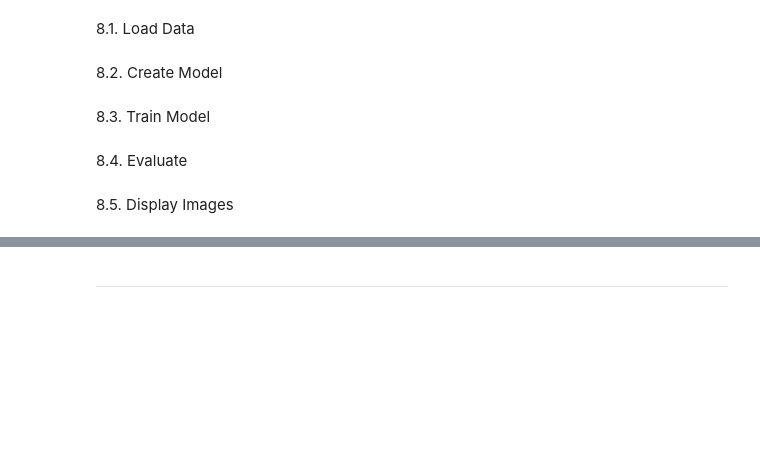
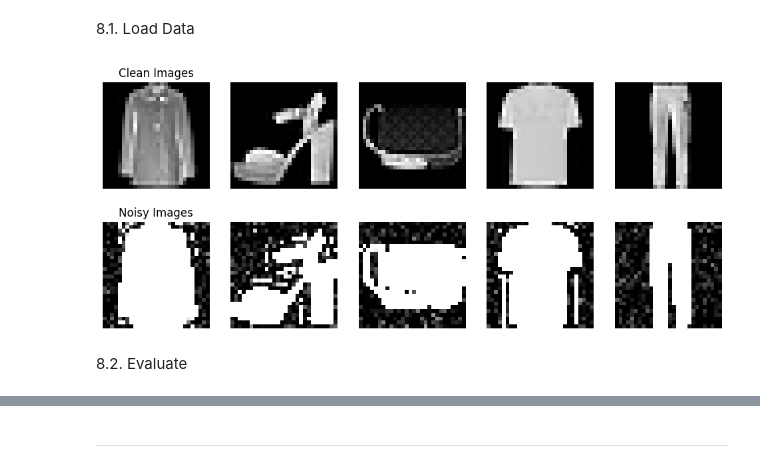
Before and after one commit to PJ-Caleon/LBYCPC4, a Jupyter notebook: Activity1.ipynb, the cells around one changed output, grey strips where cells are left out. Cells and saved outputs as stored; diff of their text form; code cells hidden in the pictures; blank space fills up the shorter version.

```diff
--- a/Activity1.ipynb
+++ b/Activity1.ipynb
@@ -626,7 +626,6 @@ plt.figure(figsize=(20, 4))
 for i in range(10):
     # display noisy
     ax = plt.subplot(2, 10, i + 1)
-    plt.imshow(x_train_noisy[i], cmap='gray')
     plt.imshow(x_test_noisy[i], cmap='gray')
     plt.title("Noisy")
     plt.axis('off')
@@ -654,11 +653,42 @@ Average Reconstruction Error (MSE): 0.0050326713396178085
 8. Look for at least five (5) images of clothing converted to normalized grayscale images and with the same size as the training dataset. Apply noise as done in task B.2. Obtain the predictions and display the input images in the first row and the output images in the second row. Put the results and write  observations in the final report.
 # %% [markdown]
 8.1. Load Data
+# %%
+# Load dataset
+(x_train, y_train), (x_test, y_test) = fashion_mnist.load_data()
+
+# Combine train + test images into one array
+data = np.concatenate((x_train, x_test), axis=0)
+
+# Reshape to (28, 28, 1) for CNN-based autoencoders
+data = np.expand_dims(data, -1)
+
+# Apply noise
+noise_factor = 0.2
+data_noisy = data + noise_factor * np.random.normal(
+    loc=0.0, scale=1.0, size=data.shape
+)
+data_noisy = np.clip(data_noisy, 0., 1.)
+
+# Select 5 random images → new variable
+random_idx = np.random.randint(0, data.shape[0], size=5)
+data = data[random_idx]          # clean images
+data_noisy = data_noisy[random_idx]  # noisy images
+
+# Plot results (clean vs noisy)
+fig, axes = plt.subplots(2, 5, figsize=(12, 5))
+for i in range(5):
+    # Clean
+    axes[0, i].imshow(data[i].squeeze(), cmap="gray")
+    axes[0, i].axis("off")
+    # Noisy
+    axes[1, i].imshow(data_noisy[i].squeeze(), cmap="gray")
+    axes[1, i].axis("off")
+
+axes[0, 0].set_title("Clean Images")
+axes[1, 0].set_title("Noisy Images")
+plt.show()
+# %% [output]
+[figure, added]
 # %% [markdown]
-8.2. Create Model
+8.2. Evaluate
-# %% [markdown]
-8.3. Train Model
-# %% [markdown]
-8.4. Evaluate
-# %% [markdown]
-8.5. Display Images
```
Also changed, not shown: parts of 1 cell of this notebook.
